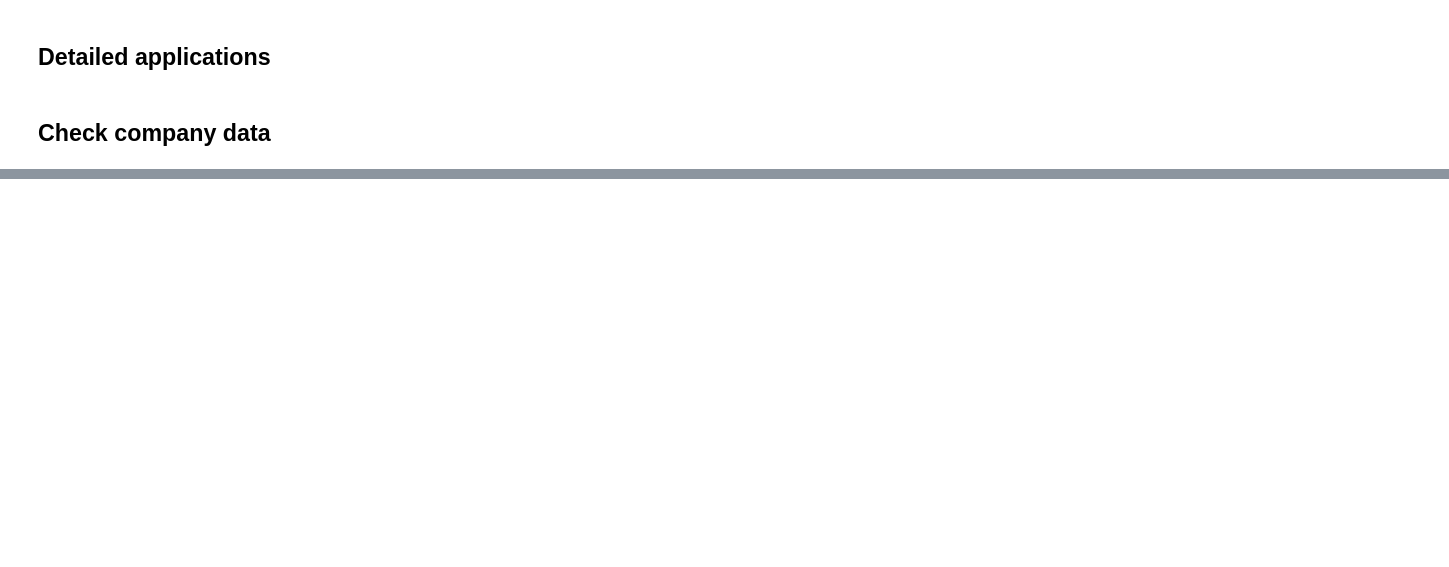
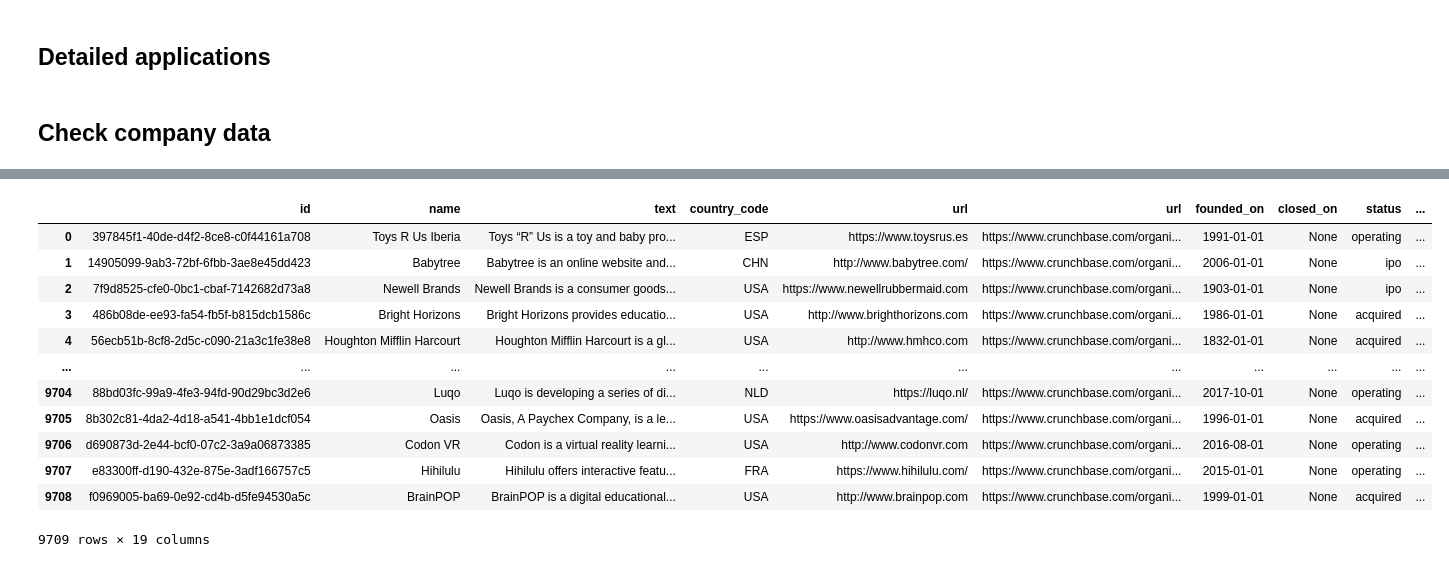
Before and after one commit to nestauk/discovery_child_development, a Jupyter notebook: discovery_child_development/analysis/initial_results/08_analysis_crunchbase.ipynb, the cells around one changed output, grey strips where cells are left out. Cells and saved outputs as stored; diff of their text form; code cells hidden in the pictures; blank space fills up the shorter version.

```diff
--- a/discovery_child_development/analysis/initial_results/08_analysis_crunchbase.ipynb
+++ b/discovery_child_development/analysis/initial_results/08_analysis_crunchbase.ipynb
@@ -1162,6 +1209,12 @@ _companies_df = (
                 "total_funding_gbp",
                 "num_funding_rounds",
                 "last_funding_on",
+                'founded_on',
+                'closed_on',
+                'status',
+                'employee_count',
+                'num_exits',
+
             ], axis=1
     )
     .groupby(
@@ -1198,5 +1251,21 @@ companies_df_final = (
     .rename(columns={'cb_url': 'url'})
     .pipe(convert_topic_columns)
 )
+# %%
+companies_df_final
+# %% [output]
+|  | id | name | text | country_code | url | url | founded_on | closed_on | status | ... |
+| 0 | 397845f1-40de-d4f2-8ce8-c0f44161a708 | Toys R Us Iberia | Toys “R” Us is a toy and baby pro... | ESP | https://www.toysrus.es | https://www.crunchbase.com/organi... | 1991-01-01 | None | operating | ... |
+| 1 | 14905099-9ab3-72bf-6fbb-3ae8e45dd423 | Babytree | Babytree is an online website and... | CHN | http://www.babytree.com/ | https://www.crunchbase.com/organi... | 2006-01-01 | None | ipo | ... |
+| 2 | 7f9d8525-cfe0-0bc1-cbaf-7142682d73a8 | Newell Brands | Newell Brands is a consumer goods... | USA | https://www.newellrubbermaid.com | https://www.crunchbase.com/organi... | 1903-01-01 | None | ipo | ... |
+| 3 | 486b08de-ee93-fa54-fb5f-b815dcb1586c | Bright Horizons | Bright Horizons provides educatio... | USA | http://www.brighthorizons.com | https://www.crunchbase.com/organi... | 1986-01-01 | None | acquired | ... |
+| 4 | 56ecb51b-8cf8-2d5c-c090-21a3c1fe38e8 | Houghton Mifflin Harcourt | Houghton Mifflin Harcourt is a gl... | USA | http://www.hmhco.com | https://www.crunchbase.com/organi... | 1832-01-01 | None | acquired | ... |
+| ... | ... | ... | ... | ... | ... | ... | ... | ... | ... | ... |
+| 9704 | 88bd03fc-99a9-4fe3-94fd-90d29bc3d2e6 | Luqo | Luqo is developing a series of di... | NLD | https://luqo.nl/ | https://www.crunchbase.com/organi... | 2017-10-01 | None | operating | ... |
+| 9705 | 8b302c81-4da2-4d18-a541-4bb1e1dcf054 | Oasis | Oasis, A Paychex Company, is a le... | USA | https://www.oasisadvantage.com/ | https://www.crunchbase.com/organi... | 1996-01-01 | None | acquired | ... |
+| 9706 | d690873d-2e44-bcf0-07c2-3a9a06873385 | Codon VR | Codon is a virtual reality learni... | USA | http://www.codonvr.com | https://www.crunchbase.com/organi... | 2016-08-01 | None | operating | ... |
+| 9707 | e83300ff-d190-432e-875e-3adf166757c5 | Hihilulu | Hihilulu offers interactive featu... | FRA | https://www.hihilulu.com/ | https://www.crunchbase.com/organi... | 2015-01-01 | None | operating | ... |
+| 9708 | f0969005-ba69-0e92-cd4b-d5fe94530a5c | BrainPOP | BrainPOP is a digital educational... | USA | http://www.brainpop.com | https://www.crunchbase.com/organi... | 1999-01-01 | None | acquired | ... |
+9709 rows × 19 columns
 # %%
 companies_df_final.to_csv(PROJECT_DIR / "outputs/data/tables/crunchbase_final.csv", index=False)
```
Also changed, not shown: parts of 14 cells of this notebook, 8 other files.
